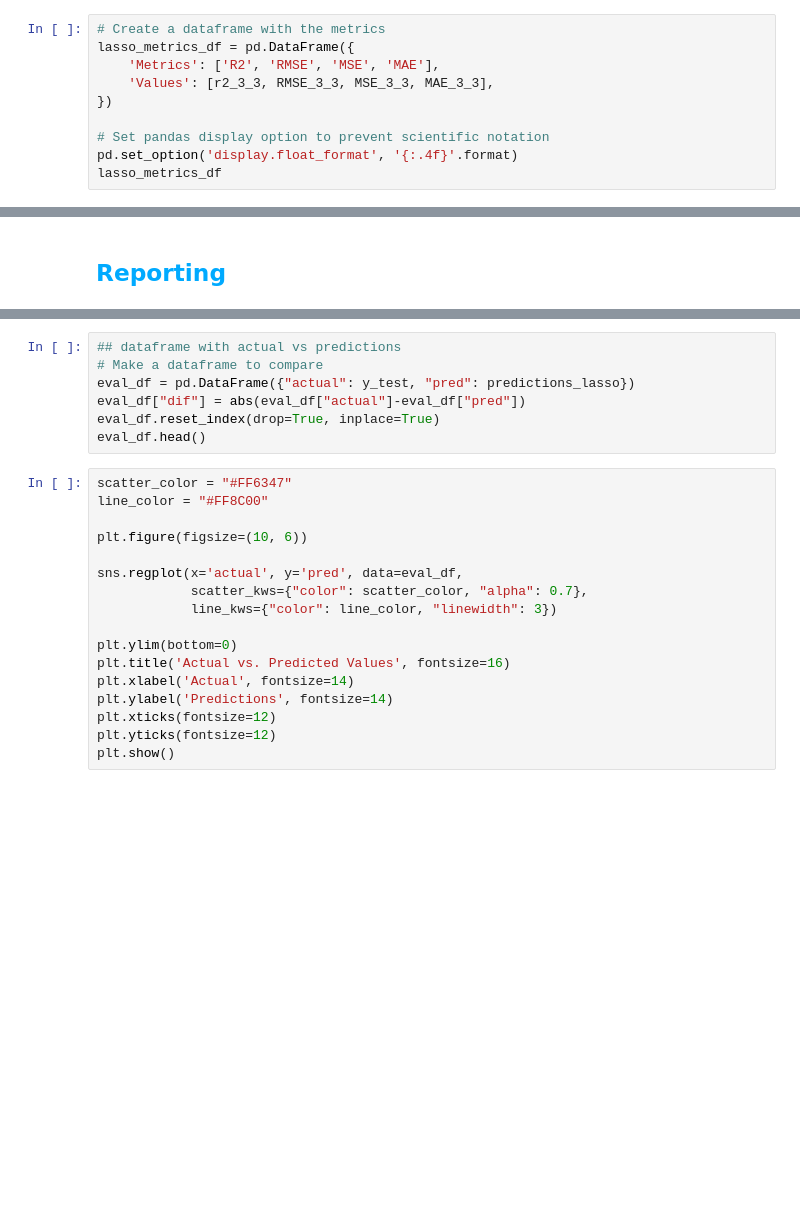
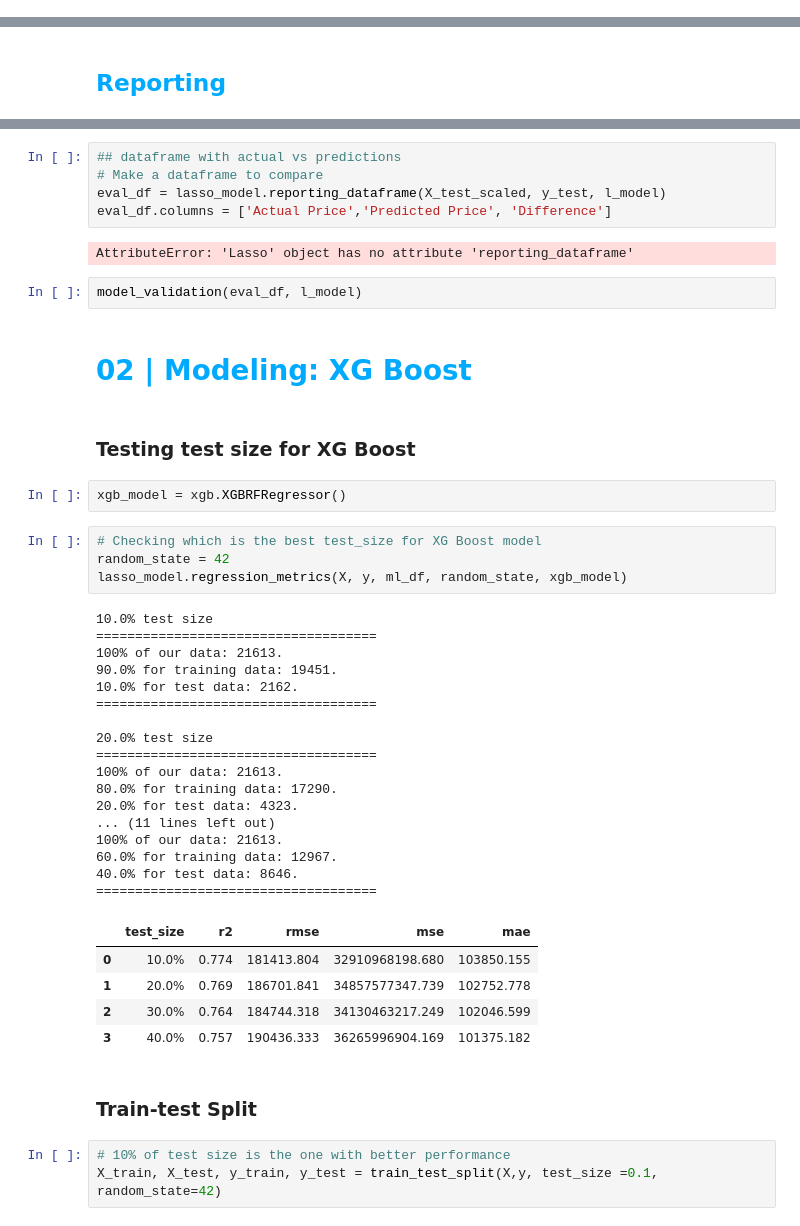
Before and after one commit to martaverfer/mini-project-ironkaggle, a Jupyter notebook: notebooks/Marta.ipynb, the cells around one changed output, grey strips where cells are left out. Drawn from its saved outputs; the diff is of its cells as text; blank space fills up the shorter version.

```diff
--- a/notebooks/Marta.ipynb
+++ b/notebooks/Marta.ipynb
@@ -98,10 +184,0 @@ MAE_3_3 = mean_absolute_error(y_test, predictions_lasso)
-# %%
-# Create a dataframe with the metrics
-lasso_metrics_df = pd.DataFrame({
-    'Metrics': ['R2', 'RMSE', 'MSE', 'MAE'],
-    'Values': [r2_3_3, RMSE_3_3, MSE_3_3, MAE_3_3],
-})
-
-# Set pandas display option to prevent scientific notation
-pd.set_option('display.float_format', '{:.4f}'.format)
-lasso_metrics_df
@@ -110,24 +260,47 @@ lasso_metrics_df
 # %%
 ## dataframe with actual vs predictions
 # Make a dataframe to compare
-eval_df = pd.DataFrame({"actual": y_test, "pred": predictions_lasso})
-eval_df["dif"] = abs(eval_df["actual"]-eval_df["pred"])
-eval_df.reset_index(drop=True, inplace=True)
-eval_df.head()
+eval_df = lasso_model.reporting_dataframe(X_test_scaled, y_test, l_model)
+eval_df.columns = ['Actual Price','Predicted Price', 'Difference']
+# %% [output]
+AttributeError: 'Lasso' object has no attribute 'reporting_dataframe'
-# %%
-scatter_color = "#FF6347"
-line_color = "#FF8C00"
-
-plt.figure(figsize=(10, 6))
-
-sns.regplot(x='actual', y='pred', data=eval_df,
-            scatter_kws={"color": scatter_color, "alpha": 0.7},
-            line_kws={"color": line_color, "linewidth": 3})
-
-plt.ylim(bottom=0)
-plt.title('Actual vs. Predicted Values', fontsize=16)
-plt.xlabel('Actual', fontsize=14)
-plt.ylabel('Predictions', fontsize=14)
-plt.xticks(fontsize=12)
-plt.yticks(fontsize=12)
-plt.show()
+# %%
+model_validation(eval_df, l_model)
+# %% [markdown]
+<h1 style="color: #00aaff;">02 | Modeling: XG Boost</h1>
+# %% [markdown]
+### Testing test size for XG Boost
+# %%
+xgb_model = xgb.XGBRFRegressor()
+# %%
+# Checking which is the best test_size for XG Boost model
+random_state = 42
+lasso_model.regression_metrics(X, y, ml_df, random_state, xgb_model)
+# %% [output]
+10.0% test size
+====================================
+100% of our data: 21613.
+90.0% for training data: 19451.
+10.0% for test data: 2162.
+====================================
+
+20.0% test size
+====================================
+100% of our data: 21613.
+80.0% for training data: 17290.
+20.0% for test data: 4323.
+... (11 lines left out)
+100% of our data: 21613.
+60.0% for training data: 12967.
+40.0% for test data: 8646.
+====================================
+|  | test_size | r2 | rmse | mse | mae |
+| 0 | 10.0% | 0.774 | 181413.804 | 32910968198.680 | 103850.155 |
+| 1 | 20.0% | 0.769 | 186701.841 | 34857577347.739 | 102752.778 |
+| 2 | 30.0% | 0.764 | 184744.318 | 34130463217.249 | 102046.599 |
+| 3 | 40.0% | 0.757 | 190436.333 | 36265996904.169 | 101375.182 |
+# %% [markdown]
+### Train-test Split
+# %%
+# 10% of test size is the one with better performance
+X_train, X_test, y_train, y_test = train_test_split(X,y, test_size =0.1, random_state=42)
```
Also changed, not shown: parts of 38 cells of this notebook, 3 other files.
